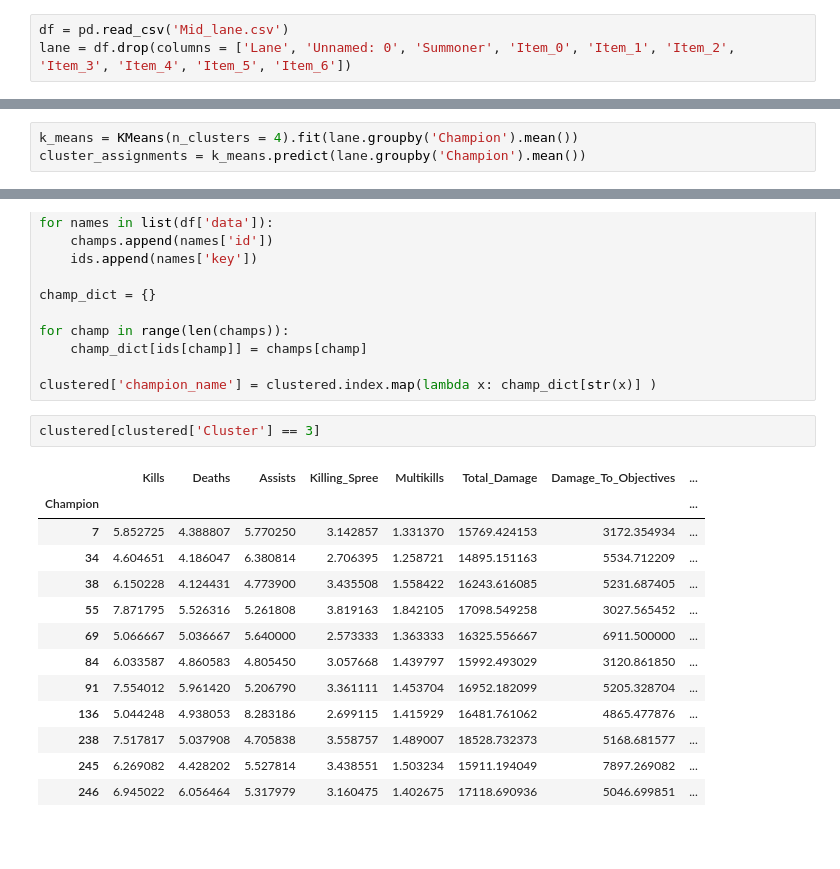
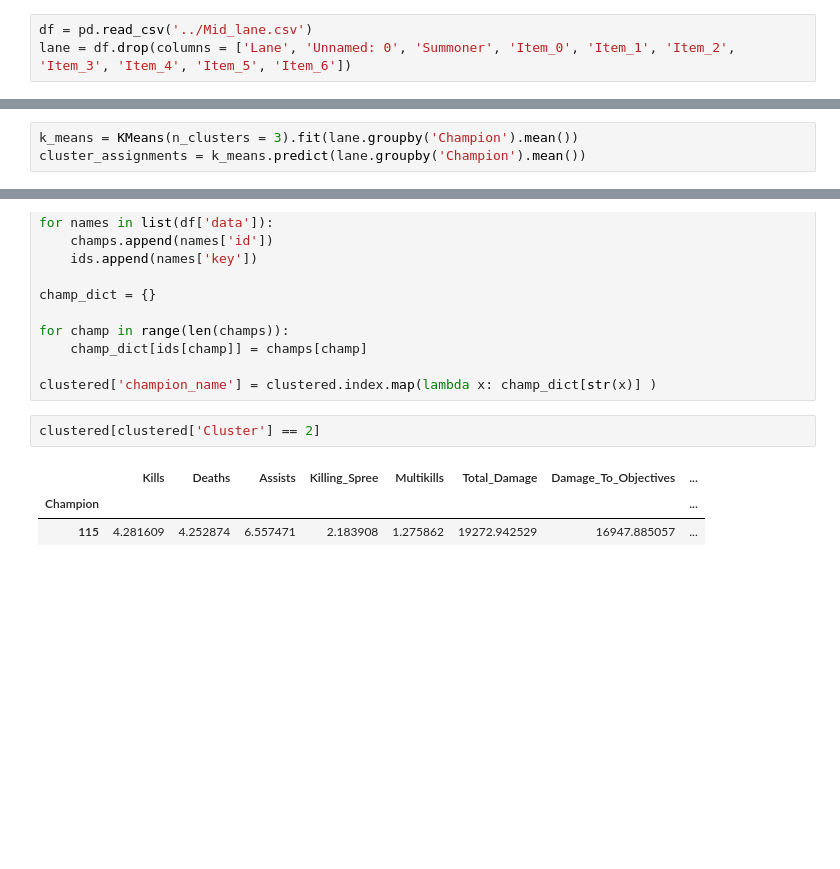
Before and after one commit to hiowatah/Analysis-of-Qiyana-LoL, a Jupyter notebook: API Call/Clusters/Mid Lane Cluster.ipynb, the cells around one changed output, grey strips where cells are left out. Drawn from its saved outputs; the diff is of its cells as text; blank space fills up the shorter version.

```diff
--- a/API Call/Clusters/Mid Lane Cluster.ipynb
+++ b/API Call/Clusters/Mid Lane Cluster.ipynb
@@ -5,7 +5,7 @@ import matplotlib.pyplot as plt
 from sklearn.cluster import KMeans
 from sklearn import metrics
 # %%
-df = pd.read_csv('Mid_lane.csv')
+df = pd.read_csv('../Mid_lane.csv')
 lane = df.drop(columns = ['Lane', 'Unnamed: 0', 'Summoner', 'Item_0', 'Item_1', 'Item_2', 'Item_3', 'Item_4', 'Item_5', 'Item_6'])
 # %%
 lane.head()
@@ -73,7 +74,7 @@ plt.grid(True)
 # %% [markdown]
 The highest point, which also happens to be the second "elbow" is at 6 clusters and so I will use that to further analyze the playstyles in the bot lane.
 # %%
-k_means = KMeans(n_clusters = 4).fit(lane.groupby('Champion').mean())
+k_means = KMeans(n_clusters = 3).fit(lane.groupby('Champion').mean())
 cluster_assignments = k_means.predict(lane.groupby('Champion').mean())
 # %%
 cluster_assignments
@@ -124,21 +123,11 @@ for champ in range(len(champs)):
 
 clustered['champion_name'] = clustered.index.map(lambda x: champ_dict[str(x)] )
 # %%
-clustered[clustered['Cluster'] == 3]
+clustered[clustered['Cluster'] == 2]
 # %% [output]
 |  | Kills | Deaths | Assists | Killing_Spree | Multikills | Total_Damage | Damage_To_Objectives | ... |
 | Champion |  |  |  |  |  |  |  | ... |
-| 7 | 5.852725 | 4.388807 | 5.770250 | 3.142857 | 1.331370 | 15769.424153 | 3172.354934 | ... |
-| 34 | 4.604651 | 4.186047 | 6.380814 | 2.706395 | 1.258721 | 14895.151163 | 5534.712209 | ... |
-| 38 | 6.150228 | 4.124431 | 4.773900 | 3.435508 | 1.558422 | 16243.616085 | 5231.687405 | ... |
-| 55 | 7.871795 | 5.526316 | 5.261808 | 3.819163 | 1.842105 | 17098.549258 | 3027.565452 | ... |
-| 69 | 5.066667 | 5.036667 | 5.640000 | 2.573333 | 1.363333 | 16325.556667 | 6911.500000 | ... |
-| 84 | 6.033587 | 4.860583 | 4.805450 | 3.057668 | 1.439797 | 15992.493029 | 3120.861850 | ... |
-| 91 | 7.554012 | 5.961420 | 5.206790 | 3.361111 | 1.453704 | 16952.182099 | 5205.328704 | ... |
-| 136 | 5.044248 | 4.938053 | 8.283186 | 2.699115 | 1.415929 | 16481.761062 | 4865.477876 | ... |
-| 238 | 7.517817 | 5.037908 | 4.705838 | 3.558757 | 1.489007 | 18528.732373 | 5168.681577 | ... |
-| 245 | 6.269082 | 4.428202 | 5.527814 | 3.438551 | 1.503234 | 15911.194049 | 7897.269082 | ... |
-| 246 | 6.945022 | 6.056464 | 5.317979 | 3.160475 | 1.402675 | 17118.690936 | 5046.699851 | ... |
+| 115 | 4.281609 | 4.252874 | 6.557471 | 2.183908 | 1.275862 | 19272.942529 | 16947.885057 | ... |
 # %% [markdown]
 #
 # %%
```
Also changed, not shown: parts of 4 cells of this notebook, 3 other files.
